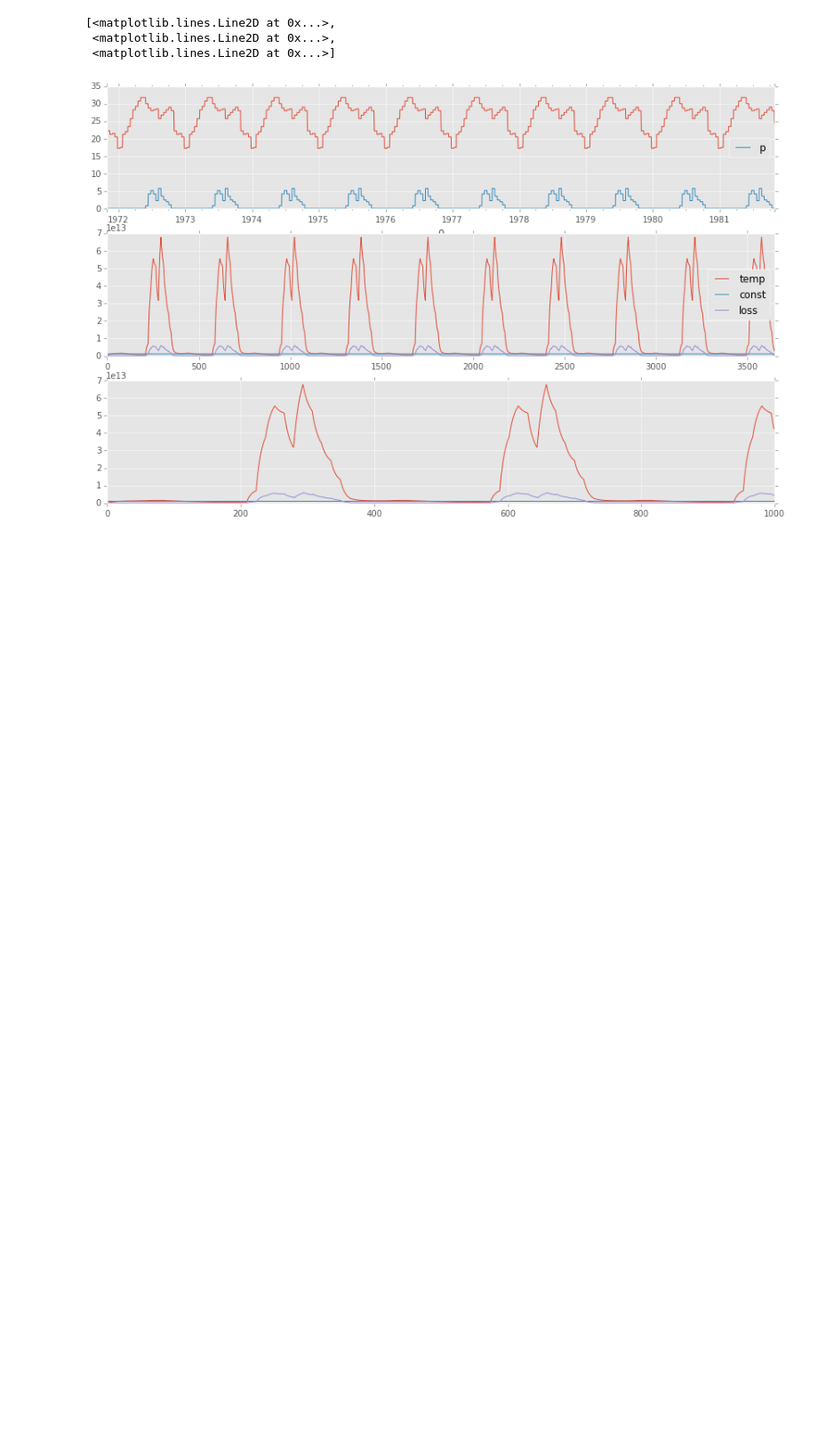
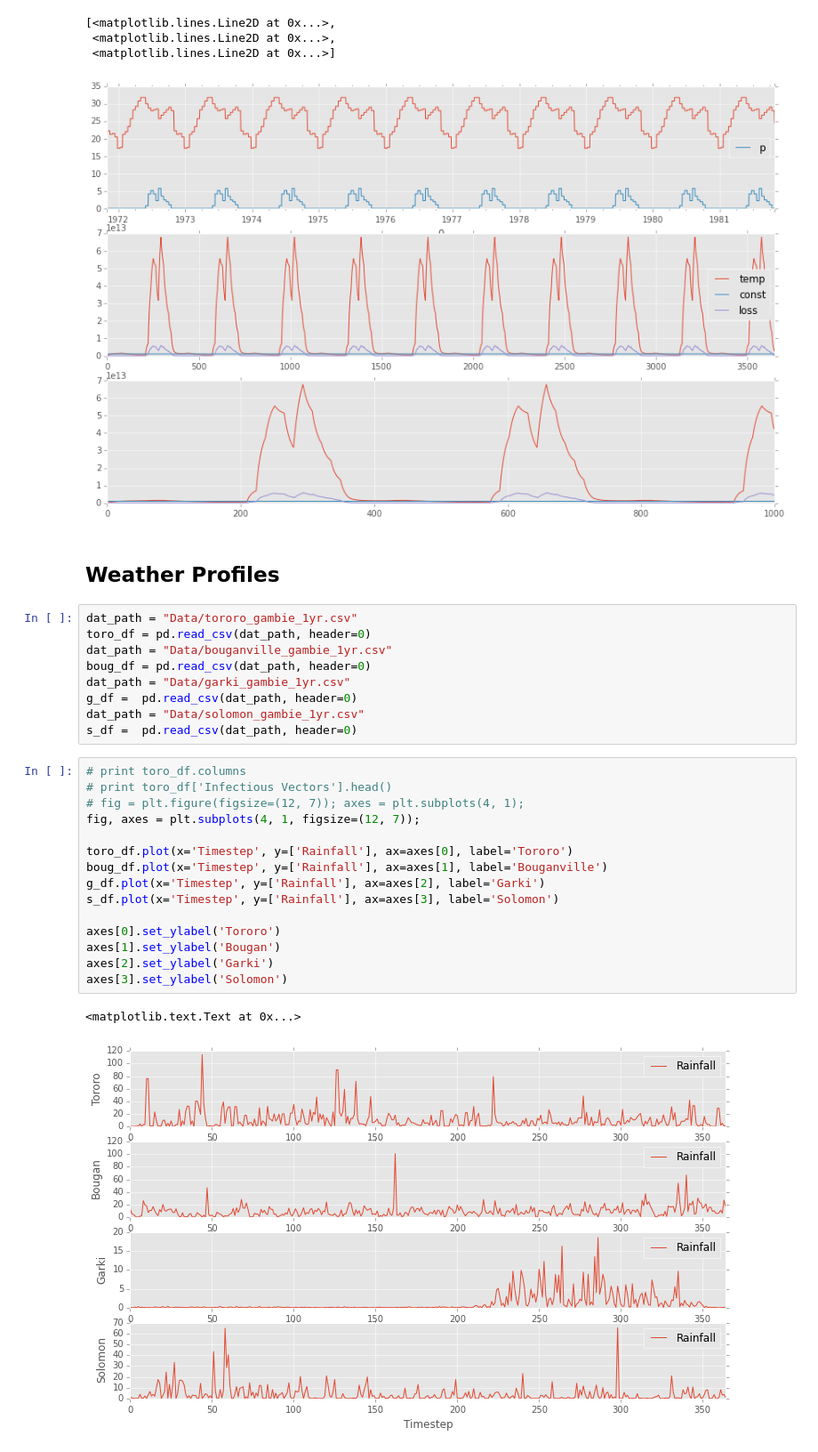
Before and after one commit to abitofalchemy/BioComplexity, a Jupyter notebook: habitat_garki_simulations.ipynb, the cells around one changed output. Shown at 89% size. Saved outputs shown, nothing was run; the diff lists cells and outputs as text; blank space fills up the shorter version.

```diff
--- a/habitat_garki_simulations.ipynb
+++ b/habitat_garki_simulations.ipynb
@@ -118,3 +118,32 @@ ax1.plot(H[:][:1000])
  <matplotlib.lines.Line2D at 0x...>,
  <matplotlib.lines.Line2D at 0x...>]
 [figure]
+# %% [markdown]
+## Weather Profiles
+# %%
+dat_path = "Data/tororo_gambie_1yr.csv"
+toro_df = pd.read_csv(dat_path, header=0)
+dat_path = "Data/bouganville_gambie_1yr.csv"
+boug_df = pd.read_csv(dat_path, header=0)
+dat_path = "Data/garki_gambie_1yr.csv"
+g_df =  pd.read_csv(dat_path, header=0)
+dat_path = "Data/solomon_gambie_1yr.csv"
+s_df =  pd.read_csv(dat_path, header=0)
+# %%
+# print toro_df.columns
+# print toro_df['Infectious Vectors'].head()
+# fig = plt.figure(figsize=(12, 7)); axes = plt.subplots(4, 1);
+fig, axes = plt.subplots(4, 1, figsize=(12, 7));
+
+toro_df.plot(x='Timestep', y=['Rainfall'], ax=axes[0], label='Tororo')
+boug_df.plot(x='Timestep', y=['Rainfall'], ax=axes[1], label='Bouganville')
+g_df.plot(x='Timestep', y=['Rainfall'], ax=axes[2], label='Garki')
+s_df.plot(x='Timestep', y=['Rainfall'], ax=axes[3], label='Solomon')
+
+axes[0].set_ylabel('Tororo')
+axes[1].set_ylabel('Bougan')
+axes[2].set_ylabel('Garki')
+axes[3].set_ylabel('Solomon')
+# %% [output]
+<matplotlib.text.Text at 0x...>
+[figure, added]
```
Also changed, not shown: parts of 5 cells of this notebook, 1 other file.
